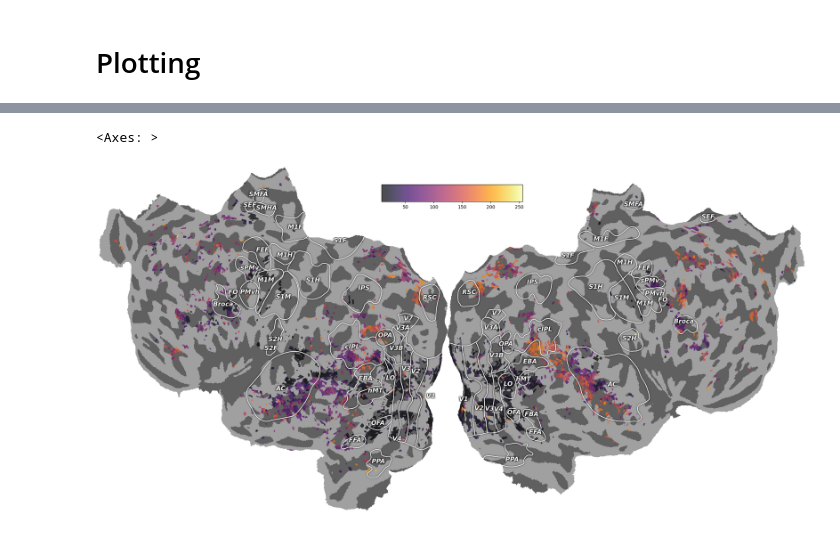
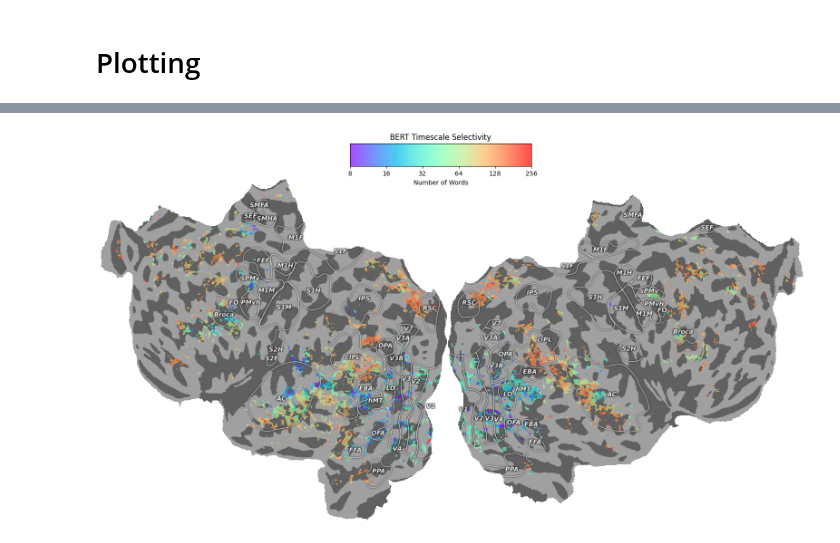
Before and after one commit to bramantyois/multilang_timescale, a Jupyter notebook: notebook/01_encoding_model/04_timescale_selectivity.ipynb, the cells around one changed output, grey strips where cells are left out. Saved outputs shown, nothing was run; the diff lists cells and outputs as text; code cells hidden in the pictures.

Commit message:
update timescale plot
timescale plot is now accepting ev mask and p-values mask

```diff
--- a/notebook/01_encoding_model/04_timescale_selectivity.ipynb
+++ b/notebook/01_encoding_model/04_timescale_selectivity.ipynb
@@ -151,20 +140,24 @@ def get_bh_invalid_voxels(pvalues: np.ndarray, alpha: float):
 # %%
-def put_values_on_mask(
-    value_to_be_stored: np.ndarray,
-    p_values: np.ndarray,
-    ev_mask: np.ndarray,
-    alpha: float = 0.05,
-):
-    whole_voxel = np.full(ev_mask.shape, np.nan)
+# def put_values_on_mask(
+#     value_to_be_stored: np.ndarray,
+#     p_values: np.ndarray,
+#     ev_mask: np.ndarray,
+#     alpha: float = 0.05,
+#     valid_range: Tuple[float, float] = (8,256)
+# ):
+#     whole_voxel = np.full(ev_mask.shape, np.nan)
 
-    invalid_p_values = get_bh_invalid_voxels(p_values, alpha)
+#     invalid_p_values = get_bh_invalid_voxels(p_values, alpha)
 
-    value_to_be_stored[invalid_p_values] = np.nan
+#     valid_values = (value_to_be_stored >= valid_range[0]) & (value_to_be_stored <= valid_range[1])
 
-    whole_voxel[ev_mask] = value_to_be_stored
+#     value_to_be_stored[~valid_values] = np.nan
+#     value_to_be_stored[invalid_p_values] = np.nan
 
-    valid_voxels = np.where(~np.isnan(whole_voxel))
-    return whole_voxel, valid_voxels
+#     whole_voxel[ev_mask] = value_to_be_stored
+
+#     valid_voxels = np.where(~np.isnan(whole_voxel))
+#     return whole_voxel, valid_voxels
 # %%
 bert_significant_voxels, bert_valid_voxels = put_values_on_mask(
     bert_stats["test_r2_selectivity_mask"],
@@ -183,5 +171,9 @@ plot_flatmap_from_mapper(bert_significant_voxels, mapper,vmin=8, vmax=256)
-# %%
-plot_flatmap_from_mapper(mbert_significant_voxels, mapper,vmin=8, vmax=256)
-# %% [output]
-<Axes: >
-[figure, removed]
+# %%
+# plot timescale flatmap
+plot_timescale_flatmap(
+    bert_significant_voxels,
+    mapper_file,
+    title="BERT Timescale Selectivity",
+)
+# %% [output]
+[figure, added]
```
Also changed, not shown: parts of 13 cells of this notebook, 3 other files.
